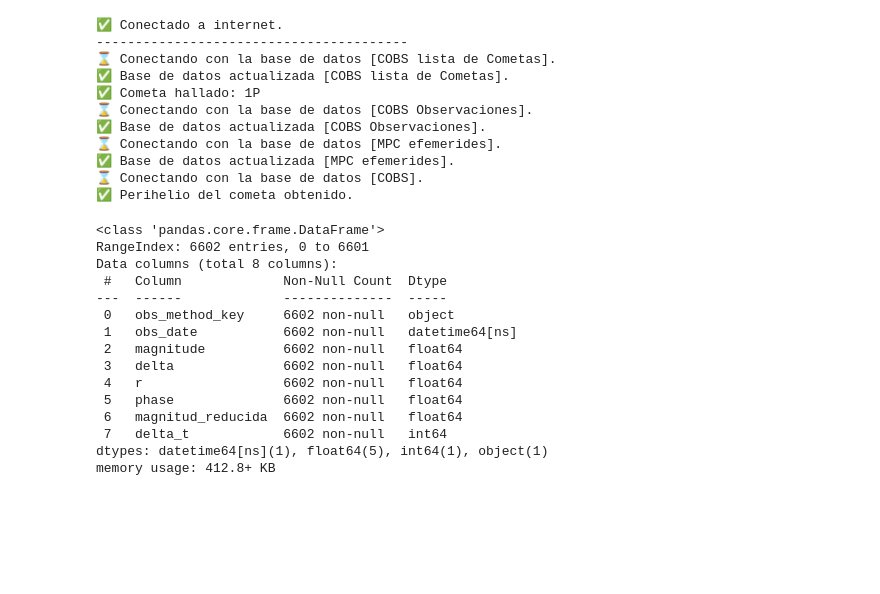
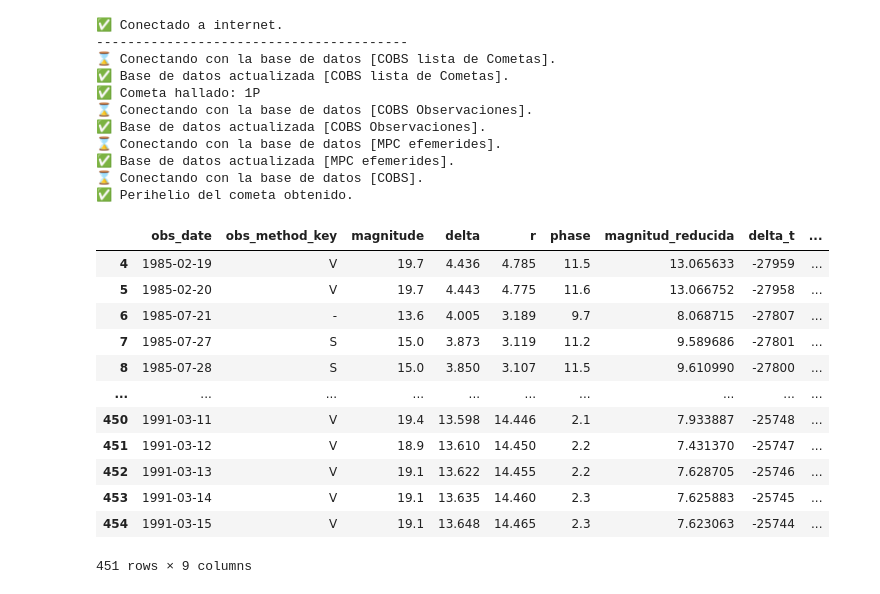
Before and after one commit to sperezp23/Analizador_de_cometas_COLAB, a Jupyter notebook: Analizador_de_cometas.ipynb, the cells around one changed output. Saved outputs shown, nothing was run; the diff lists cells and outputs as text; code cells hidden in the pictures; blank space fills up the shorter version.

```diff
--- a/Analizador_de_cometas.ipynb
+++ b/Analizador_de_cometas.ipynb
@@ -41,21 +41,19 @@ bases_de_datos = envolvente_superior_inferior(nombre_del_cometa, fecha_inicial)
 # %%
 tipo_de_grafica = '7'
 generar_grafica(tipo_de_grafica, nombre_del_cometa, bases_de_datos)
-# %%
-bases_de_datos[1].info()
-# %% [output]
-<class 'pandas.core.frame.DataFrame'>
-RangeIndex: 6602 entries, 0 to 6601
-Data columns (total 8 columns):
- #   Column             Non-Null Count  Dtype
----  ------             --------------  -----
- 0   obs_method_key     6602 non-null   object
- 1   obs_date           6602 non-null   datetime64[ns]
- 2   magnitude          6602 non-null   float64
- 3   delta              6602 non-null   float64
- 4   r                  6602 non-null   float64
- 5   phase              6602 non-null   float64
- 6   magnitud_reducida  6602 non-null   float64
- 7   delta_t            6602 non-null   int64
-dtypes: datetime64[ns](1), float64(5), int64(1), object(1)
-memory usage: 412.8+ KB
+# %%
+bases_de_datos[3].dropna()
+# %% [output]
+|  | obs_date | obs_method_key | magnitude | delta | r | phase | magnitud_reducida | delta_t | ... |
+| 4 | 1985-02-19 | V | 19.7 | 4.436 | 4.785 | 11.5 | 13.065633 | -27959 | ... |
+| 5 | 1985-02-20 | V | 19.7 | 4.443 | 4.775 | 11.6 | 13.066752 | -27958 | ... |
+| 6 | 1985-07-21 | - | 13.6 | 4.005 | 3.189 | 9.7 | 8.068715 | -27807 | ... |
+| 7 | 1985-07-27 | S | 15.0 | 3.873 | 3.119 | 11.2 | 9.589686 | -27801 | ... |
+| 8 | 1985-07-28 | S | 15.0 | 3.850 | 3.107 | 11.5 | 9.610990 | -27800 | ... |
+| ... | ... | ... | ... | ... | ... | ... | ... | ... | ... |
+| 450 | 1991-03-11 | V | 19.4 | 13.598 | 14.446 | 2.1 | 7.933887 | -25748 | ... |
+| 451 | 1991-03-12 | V | 18.9 | 13.610 | 14.450 | 2.2 | 7.431370 | -25747 | ... |
+| 452 | 1991-03-13 | V | 19.1 | 13.622 | 14.455 | 2.2 | 7.628705 | -25746 | ... |
+| 453 | 1991-03-14 | V | 19.1 | 13.635 | 14.460 | 2.3 | 7.625883 | -25745 | ... |
+| 454 | 1991-03-15 | V | 19.1 | 13.648 | 14.465 | 2.3 | 7.623063 | -25744 | ... |
+451 rows × 9 columns
```
Also changed, not shown: 2 other files.
